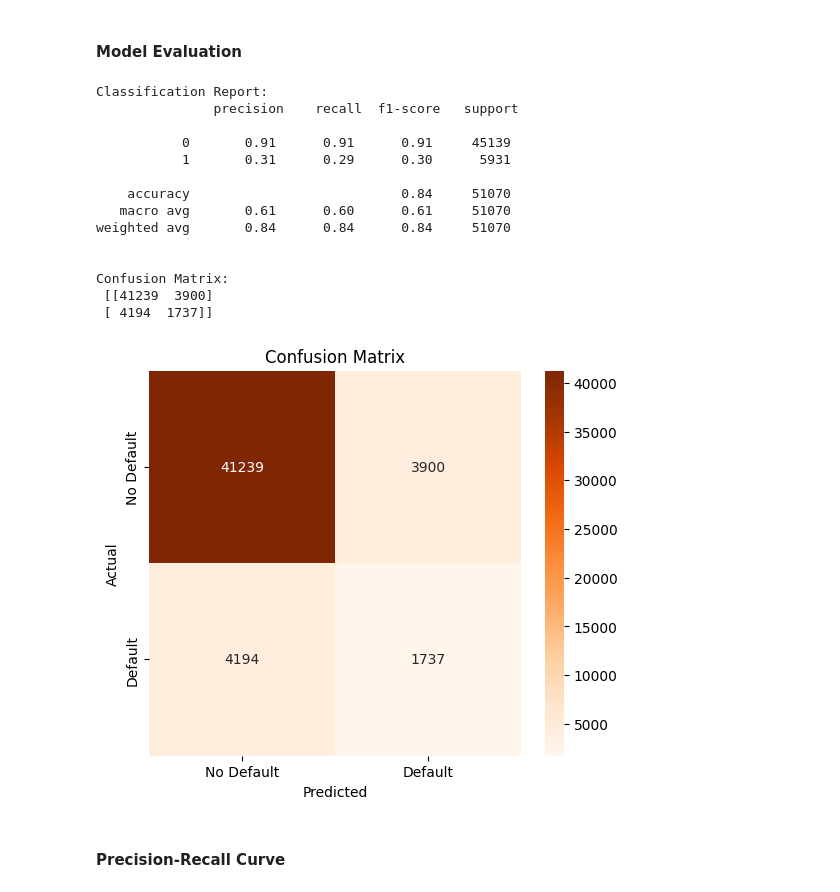
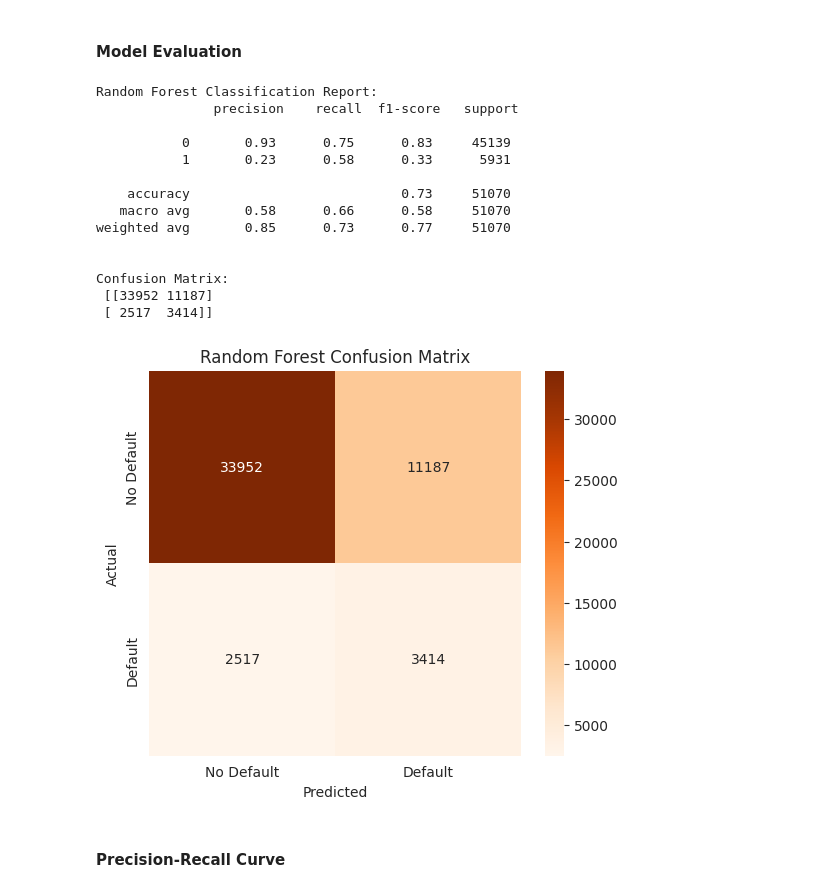
Before and after one commit to bonareri/Credit-Risk-Assessment, a Jupyter notebook: Credit_Risk_Modelling.ipynb, the cells around one changed output. Saved outputs shown, nothing was run; the diff lists cells and outputs as text; code cells hidden in the pictures.

```diff
--- a/Credit_Risk_Modelling.ipynb
+++ b/Credit_Risk_Modelling.ipynb
@@ -558,7 +556,9 @@ df.head()
 # %%
-X = df.drop(columns=['Default'])  # Features
-y = df['Default']  # Target
+X = df.drop(columns=["Default"])  # Features
+y = df["Default"]  # Target
+
+X_train, X_test, y_train, y_test = train_test_split(
+    X, y, test_size=0.2, random_state=42, stratify=y  # Preserve class distribution
+)
 # %% [markdown]
 #### Train-Test Split
-# %%
-X_train, X_test, y_train, y_test = train_test_split(X, y, test_size=0.2, random_state=42, stratify=y)
@@ -668,8 +666,14 @@ plt.show()
 # %% [markdown]
 ###  Random Forest:
 # %%
-# Initialize Random Forest Classifier
-rf = RandomForestClassifier(n_estimators=100, random_state=42, n_jobs=-1)
+# Initialize Random Forest with better settings
+rf = RandomForestClassifier(
+    n_estimators=50,
+    max_depth=10,
+    min_samples_split=5,
+    random_state=42,
+    n_jobs=-1
+)
 
 # Train the model on resampled data
 rf.fit(X_train_resampled, y_train_resampled)
@@ -685,35 +690,35 @@ y_pred_prob = rf.predict_proba(X_test)[:, 1]  # Probabilities for class 1 (Defau
 #### Model Evaluation
 # %%
 # Print classification report
-print("Classification Report:\n", classification_report(y_test, y_pred))
+print("Random Forest Classification Report:\n", classification_report(y_test, y_pred))
 
 # Print confusion matrix
 conf_matrix = confusion_matrix(y_test, y_pred)
 print("\nConfusion Matrix:\n", conf_matrix)
 
 # Plot confusion matrix
 plt.figure(figsize=(6, 5))
 sns.heatmap(conf_matrix, annot=True, fmt='d', cmap="Oranges", xticklabels=['No Default', 'Default'], yticklabels=['No Default', 'Default'])
 plt.xlabel("Predicted")
 plt.ylabel("Actual")
-plt.title("Confusion Matrix")
+plt.title("Random Forest Confusion Matrix")
 plt.show()
 # %% [output]
-Classification Report:
+Random Forest Classification Report:
                precision    recall  f1-score   support
 
-           0       0.91      0.91      0.91     45139
-           1       0.31      0.29      0.30      5931
+           0       0.93      0.75      0.83     45139
+           1       0.23      0.58      0.33      5931
 
-    accuracy                           0.84     51070
-   macro avg       0.61      0.60      0.61     51070
-weighted avg       0.84      0.84      0.84     51070
+    accuracy                           0.73     51070
+   macro avg       0.58      0.66      0.58     51070
+weighted avg       0.85      0.73      0.77     51070
 
 
 Confusion Matrix:
- [[41239  3900]
- [ 4194  1737]]
+ [[33952 11187]
+ [ 2517  3414]]
-[figure, old version]
+[figure, new version]
 # %% [markdown]
 #### Precision-Recall Curve
 # %%
```
Also changed, not shown: parts of 41 cells of this notebook.
